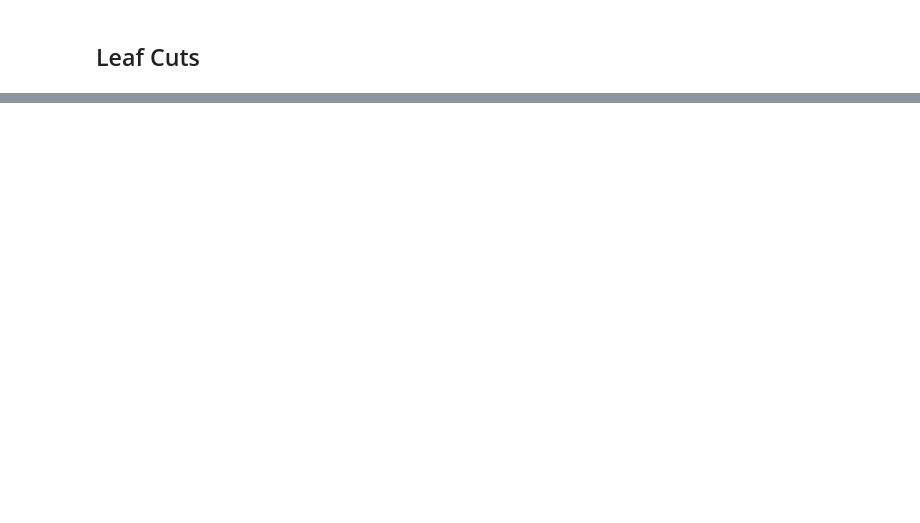
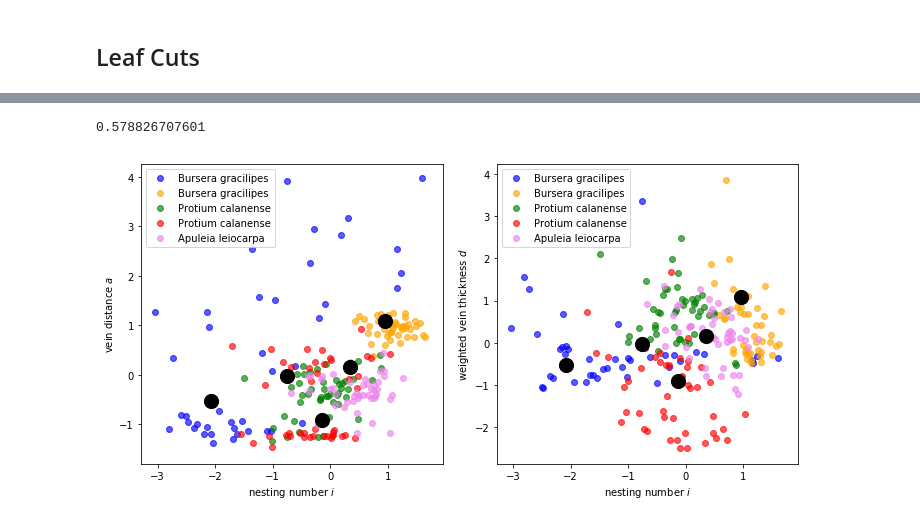
Before and after one commit to BeWe11/Leaf-architecture, a Jupyter notebook: leaf_architecture_ben.ipynb, the cells around one changed output, grey strips where cells are left out. Cells and saved outputs as stored; diff of their text form; code cells hidden in the pictures; blank space fills up the shorter version.

Commit message:
Added segment feature values, started code clean up

```diff
--- a/leaf_architecture_ben.ipynb
+++ b/leaf_architecture_ben.ipynb
@@ -304,7 +345,7 @@ for ax, feature_indices in zip(axes.flat, index_pairs):
 # %% [markdown]
 ## Leaf Cuts
 # %%
-networks_to_be_cut = [
+segmented_network_ids = [
     'BronxA_009', # Brusera gracilipes
     'BronxA_010',
     'BronxA_016', # Protium calanense
@@ -317,7 +358,8 @@ networks_to_be_cut = [
     'BronxA_119',
 ]
 # %%
-network_id = 'BronxA_075'
+%matplotlib notebook
+network_id = 'BronxA_009'
 path_base = 'data/segments/{}'.format(network_id)
 file_names = os.listdir(path_base)
 colors = itertools.cycle(['red', 'green', 'blue', 'yellow', 'brown', 'orange', 'purple', 'cyan', 'magenta'])
@@ -383,0 +473,16 @@ Connected components: 55
+# %%
+print(data['nesting_number_unweighted']['BronxA_009']['01'])
+# %% [output]
+0.578826707601
+# %%
+X = []
+for feature_name in feature_names:
+    row = [data[feature_name][network_id][seg_number] for network_id in segmented_network_ids for seg_number in seg_numbers[network_id]]
+    X.append(row)
+X = np.array(X)
+X = X.T
+
+X = X - np.mean(X, axis=0)
+X = X / np.std(X, axis=0)
+
+kmeans = KMeans(n_clusters=5, n_init=60).fit(X)
@@ -383,0 +506,30 @@ Connected components: 55
+# %%
+%matplotlib inline
+n_features = len(feature_names)
+colors = ['blue', 'orange', 'green', 'red', 'violet']
+index_pairs = [[1, 3], [1, 6]]
+
+fig, axes = plt.subplots(1, 2, figsize=(10,5))
+for ax, feature_indices in zip(axes.flat, index_pairs):
+    current_index = 0
+    for k, color in enumerate(colors):
+        n_segments = len(seg_numbers[segmented_network_ids[2*k]]) + len(seg_numbers[segmented_network_ids[2*k+1]])
+        x = X[current_index:current_index + n_segments, feature_indices[0]]
+        y = X[current_index:current_index + n_segments, feature_indices[1]]
+        current_index += n_segments
+        species = species_from_id(segmented_network_ids[k])
+        label = species['genus'] + ' ' + species['species']
+        ax.scatter(x, y, label=label, color=color, alpha=0.65)
+        ax.scatter(kmeans.cluster_centers_[k][0], kmeans.cluster_centers_[k][1], color='black', s=200, zorder=2)
+
+    ax.set_xlabel(feature_labels[feature_names[feature_indices[0]]])
+    ax.set_ylabel(feature_labels[feature_names[feature_indices[1]]])
+
+    #if feature_names[feature_indices[1]] == 'areole_density':
+    #    ax.set_ylim(-1e-4, 1e-4)
+
+    ax.legend()
+    plt.savefig('/Users/Ben/Desktop/cluster_segments1', dpi=300)
+plt.tight_layout()
+# %% [output]
+[figure, added]
```
Also changed, not shown: parts of 17 cells of this notebook, 25 other files.
